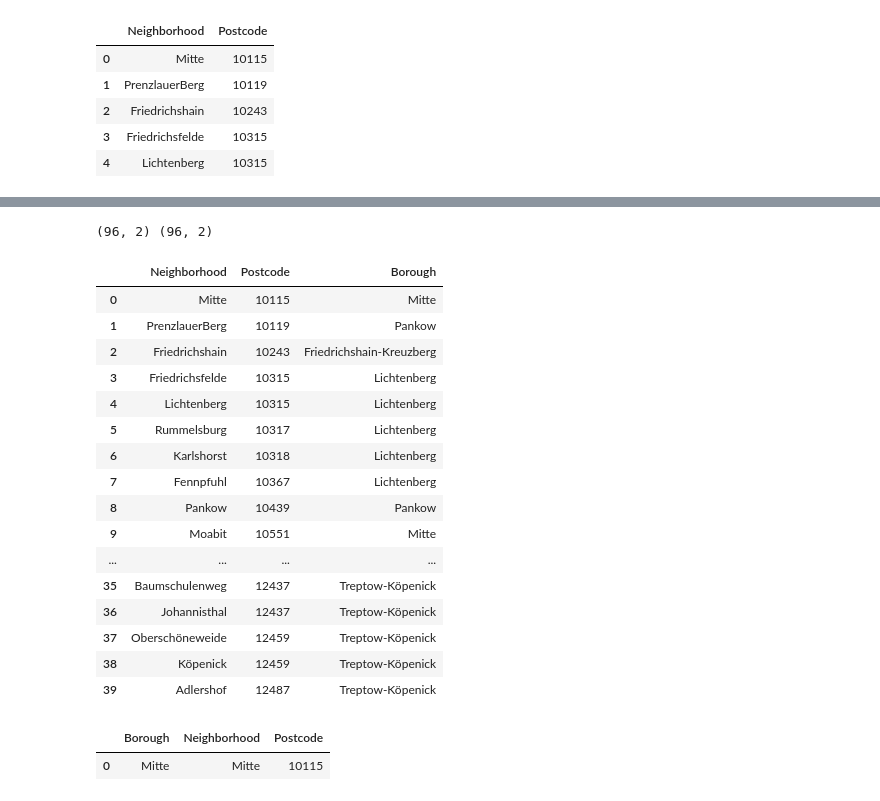
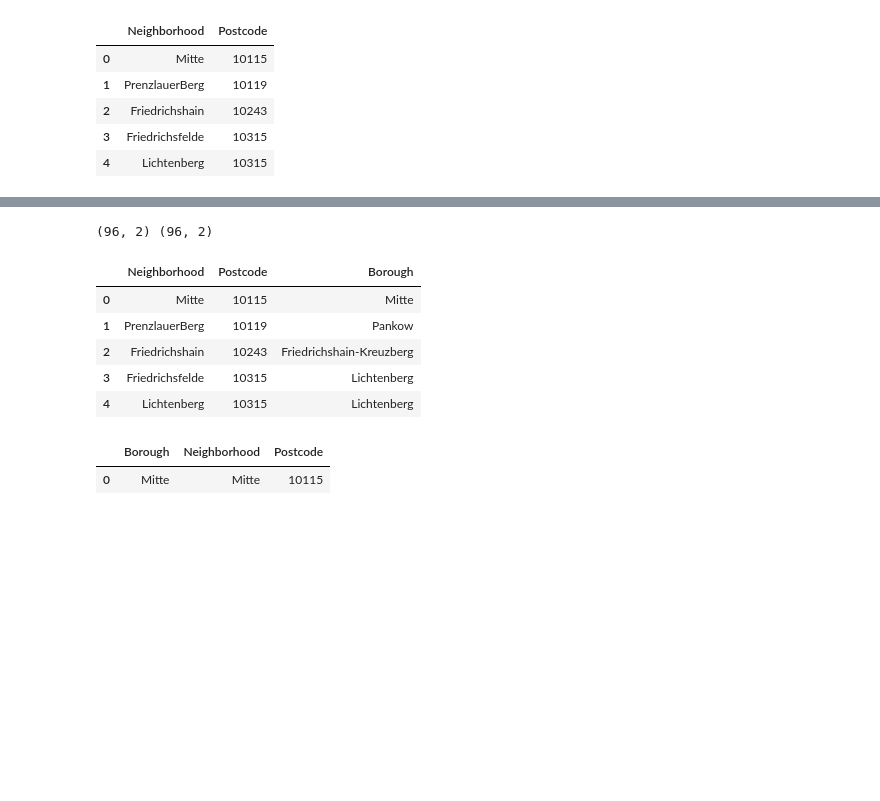
Before and after one commit to sergiusdell75/Coursera_Capstone, a Jupyter notebook: bon_data_preparation.ipynb, the cells around one changed output, grey strips where cells are left out. Saved outputs shown, nothing was run; the diff lists cells and outputs as text; code cells hidden in the pictures; blank space fills up the shorter version.

```diff
--- a/bon_data_preparation.ipynb
+++ b/bon_data_preparation.ipynb
@@ -326,30 +330,19 @@ print(Z)
 # %%
 print(dfp.shape, dfl.shape)
 dfl.reset_index(drop=True, inplace=True)
 dfp.reset_index(drop=True, inplace=True)
 dfl.set_index('Neighborhood')
 dfp.set_index('Neighborhood')
 result = pd.merge(dfp, dfl,  on=['Neighborhood'])
-result.head(40)
+result.head(5)
 # %% [output]
 (96, 2) (96, 2)
 |  | Neighborhood | Postcode | Borough |
 | 0 | Mitte | 10115 | Mitte |
 | 1 | PrenzlauerBerg | 10119 | Pankow |
 | 2 | Friedrichshain | 10243 | Friedrichshain-Kreuzberg |
 | 3 | Friedrichsfelde | 10315 | Lichtenberg |
 | 4 | Lichtenberg | 10315 | Lichtenberg |
-| 5 | Rummelsburg | 10317 | Lichtenberg |
-| 6 | Karlshorst | 10318 | Lichtenberg |
-| 7 | Fennpfuhl | 10367 | Lichtenberg |
-| 8 | Pankow | 10439 | Pankow |
-| 9 | Moabit | 10551 | Mitte |
-| ... | ... | ... | ... |
-| 35 | Baumschulenweg | 12437 | Treptow-Köpenick |
-| 36 | Johannisthal | 12437 | Treptow-Köpenick |
-| 37 | Oberschöneweide | 12459 | Treptow-Köpenick |
-| 38 | Köpenick | 12459 | Treptow-Köpenick |
-| 39 | Adlershof | 12487 | Treptow-Köpenick |
 # %%
 cols = result.columns.tolist()
 cols = cols[-1:] + cols[:-1]
```
Also changed, not shown: parts of 9 cells of this notebook, 1 other file.
